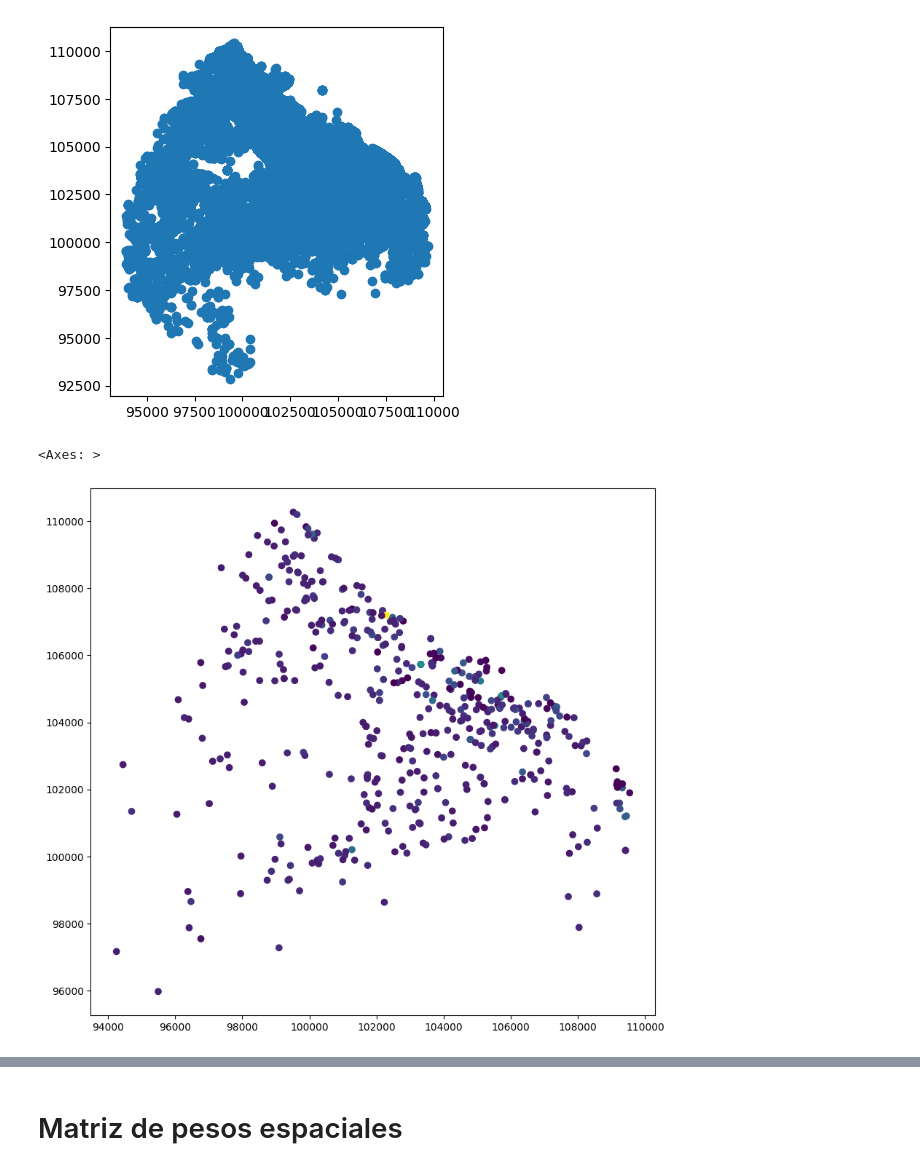
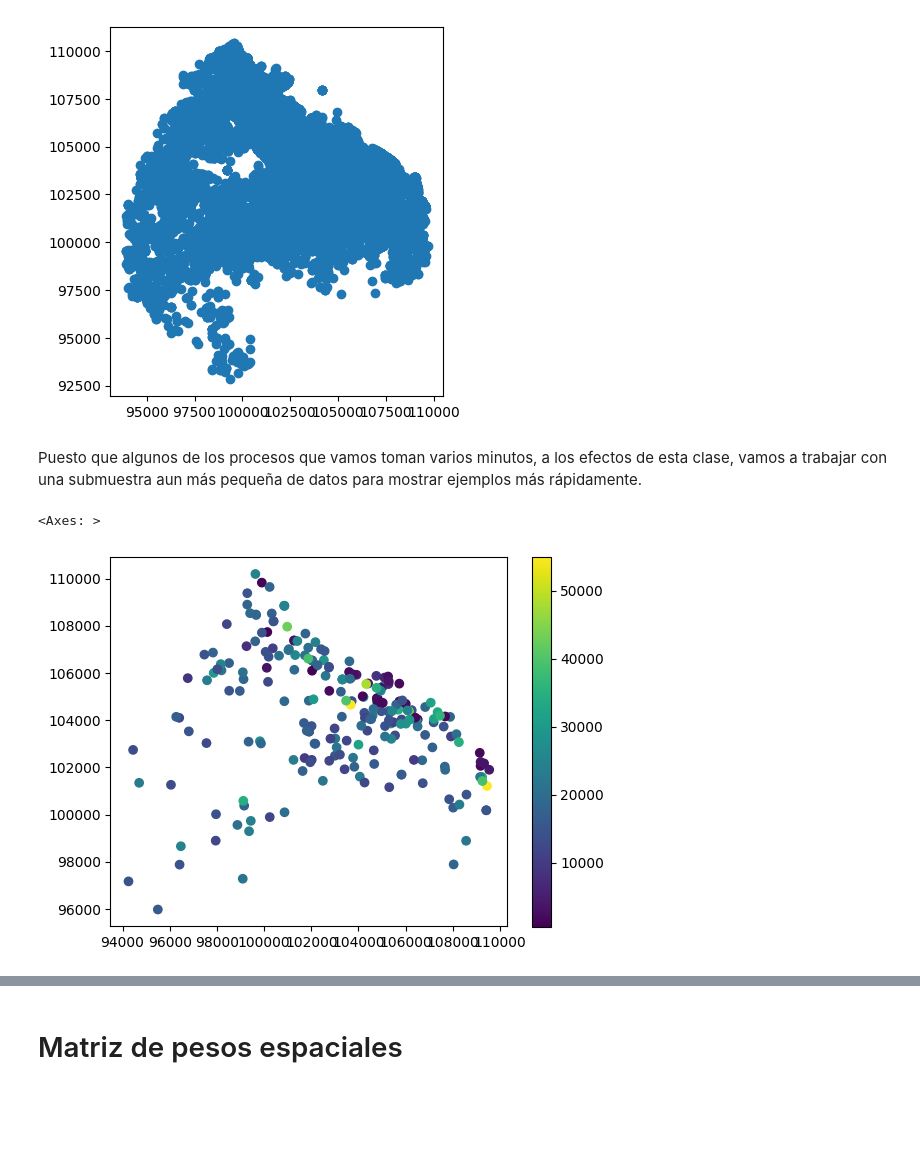
Before and after one commit to rpasquini/metodos_cuantitativos, a Jupyter notebook: notebooks/python/Correlacion_espacial_y_Regresión_espacial_intro.ipynb, the cells around one changed output, grey strips where cells are left out. Drawn from its saved outputs; the diff is of its cells as text; code cells hidden in the pictures; blank space fills up the shorter version.

```diff
--- a/notebooks/python/Correlacion_espacial_y_Regresión_espacial_intro.ipynb
+++ b/notebooks/python/Correlacion_espacial_y_Regresión_espacial_intro.ipynb
@@ -103,15 +61,18 @@ departamentosCABA.plot()
 # %% [output]
 <Axes: >
 [figure]
+# %% [markdown]
+Puesto que algunos de los procesos que vamos toman varios minutos, a los efectos de esta clase, vamos a trabajar con una submuestra aun más pequeña de datos para mostrar ejemplos más rápidamente.
 # %%
-#primeros 500 datos
+#Tomamos una submuestra de los primeros 500 datos
 departamentosCABA2=departamentosCABA.iloc[0:500]
-#elimino outliers para este ejemplo
+
+#elimino outliers y missing (nans) para este ejemplo
 departamentosCABA2=departamentosCABA2.loc[departamentosCABA2.price<80000]
 departamentosCABA2=departamentosCABA2[['price','bedrooms','geometry']].dropna()
 
-fig, ax = plt.subplots(figsize=(10, 10))
-departamentosCABA.iloc[0:500].plot(column='price', ax=ax)
+#mapeo con plot. La intensidad de los colores está dada por el precio
+departamentosCABA2.plot(column='price', legend=True)
 # %% [output]
 <Axes: >
-[figure, old version]
+[figure, new version]
```
Also changed, not shown: parts of 41 cells of this notebook.
